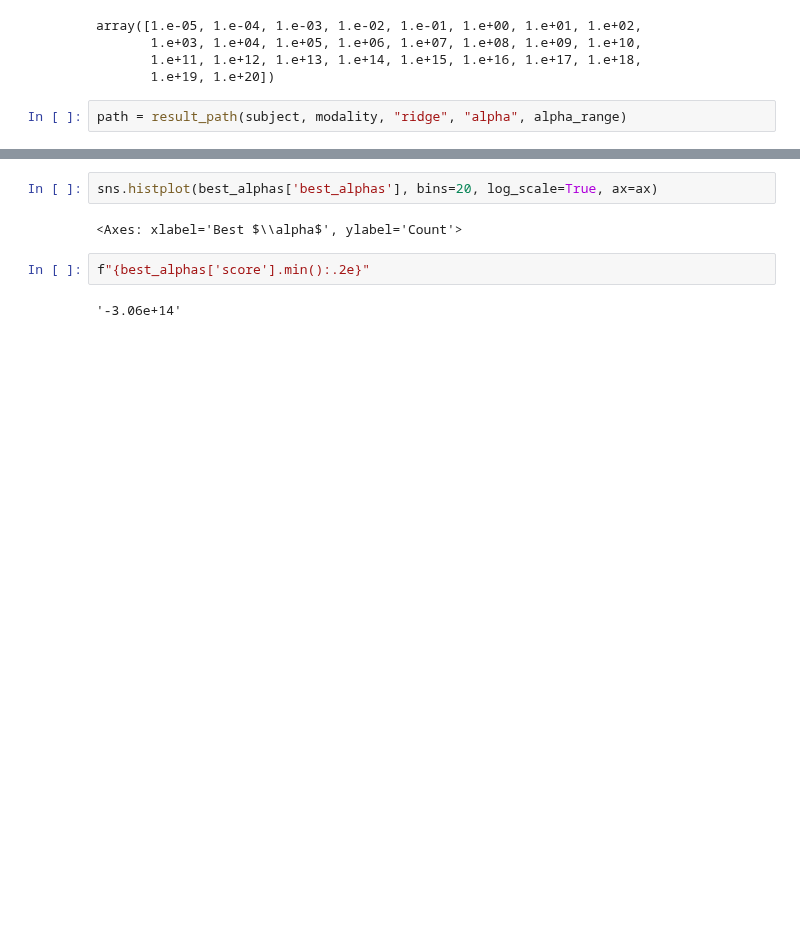
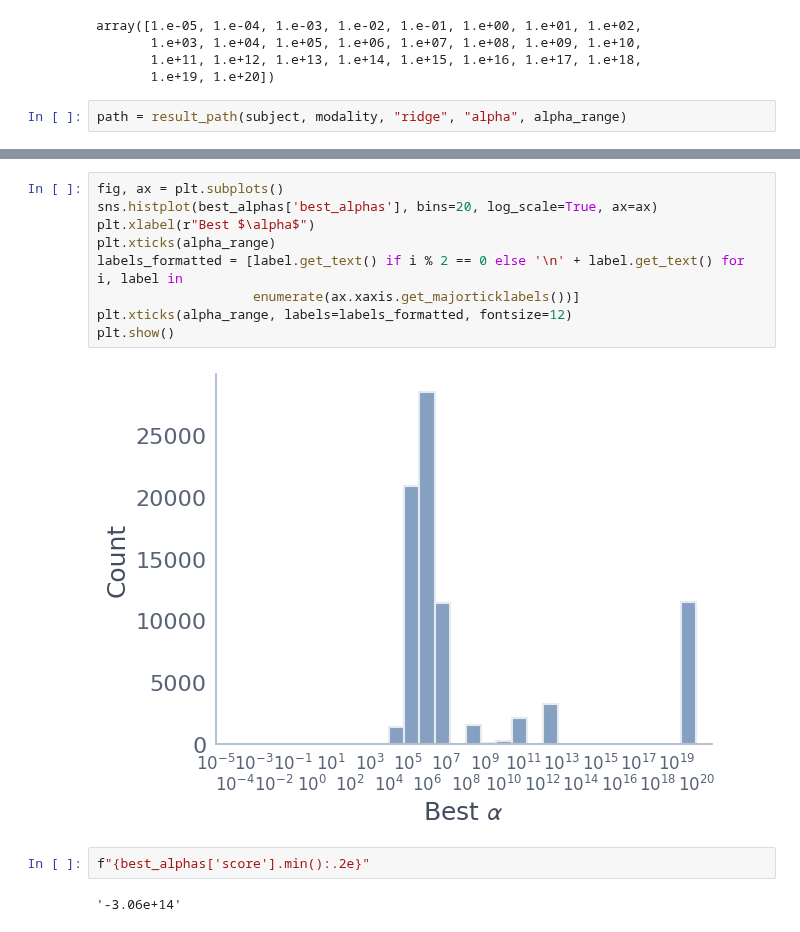
Before and after one commit to leo-schultheiss/compare_variance_residual, a Jupyter notebook: compare_variance_residual/fmri/brain_maps_alphas_validation.ipynb, the cells around one changed output, grey strips where cells are left out. Saved outputs shown, nothing was run; the diff lists cells and outputs as text; blank space fills up the shorter version.

```diff
--- a/compare_variance_residual/fmri/brain_maps_alphas_validation.ipynb
+++ b/compare_variance_residual/fmri/brain_maps_alphas_validation.ipynb
@@ -172,7 +172,14 @@ File does not exist
 # %%
+fig, ax = plt.subplots()
 sns.histplot(best_alphas['best_alphas'], bins=20, log_scale=True, ax=ax)
+plt.xlabel(r"Best $\alpha$")
+plt.xticks(alpha_range)
+labels_formatted = [label.get_text() if i % 2 == 0 else '\n' + label.get_text() for i, label in
+                    enumerate(ax.xaxis.get_majorticklabels())]
+plt.xticks(alpha_range, labels=labels_formatted, fontsize=12)
+plt.show()
 # %% [output]
-<Axes: xlabel='Best $\\alpha$', ylabel='Count'>
+[figure, added]
 # %%
 f"{best_alphas['score'].min():.2e}"
 # %% [output]
```
Also changed, not shown: parts of 4 cells of this notebook, 2 other files.
